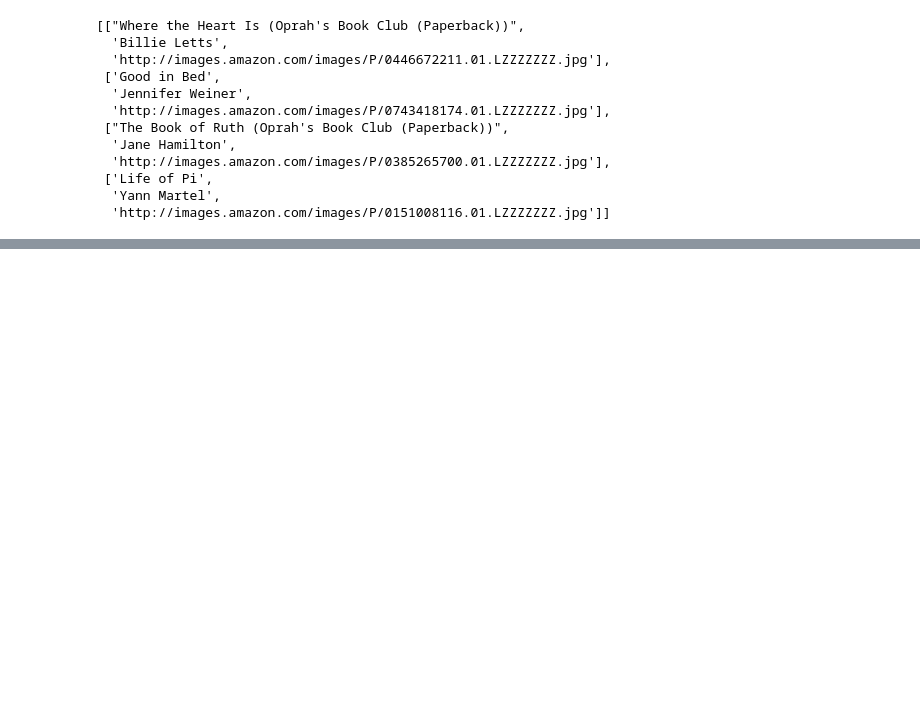
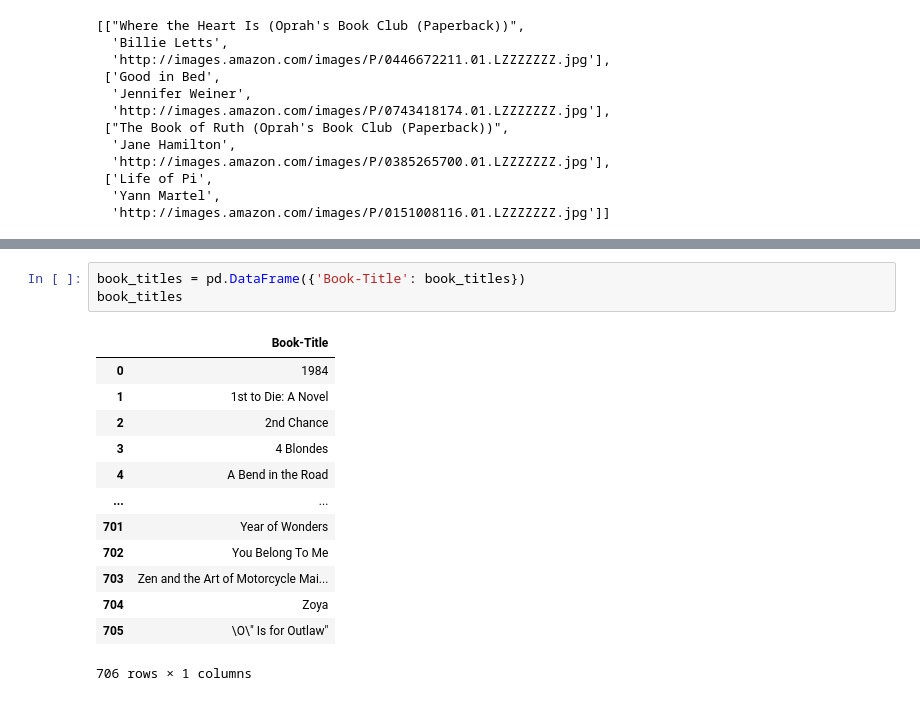
Before and after one commit to LuluW8071/Collaborative-Filtering, a Jupyter notebook: model/model.ipynb, the cells around one changed output, grey strips where cells are left out. Cells and saved outputs as stored; diff of their text form; blank space fills up the shorter version.

```diff
--- a/model/model.ipynb
+++ b/model/model.ipynb
@@ -385,0 +391,17 @@ books.drop_duplicates('Book-Title')
+# %%
+book_titles = pd.DataFrame({'Book-Title': book_titles})
+book_titles
+# %% [output]
+|  | Book-Title |
+| 0 | 1984 |
+| 1 | 1st to Die: A Novel |
+| 2 | 2nd Chance |
+| 3 | 4 Blondes |
+| 4 | A Bend in the Road |
+| ... | ... |
+| 701 | Year of Wonders |
+| 702 | You Belong To Me |
+| 703 | Zen and the Art of Motorcycle Mai... |
+| 704 | Zoya |
+| 705 | \O\" Is for Outlaw" |
+706 rows × 1 columns
```
Also changed, not shown: parts of 8 cells of this notebook, 1 other file.
